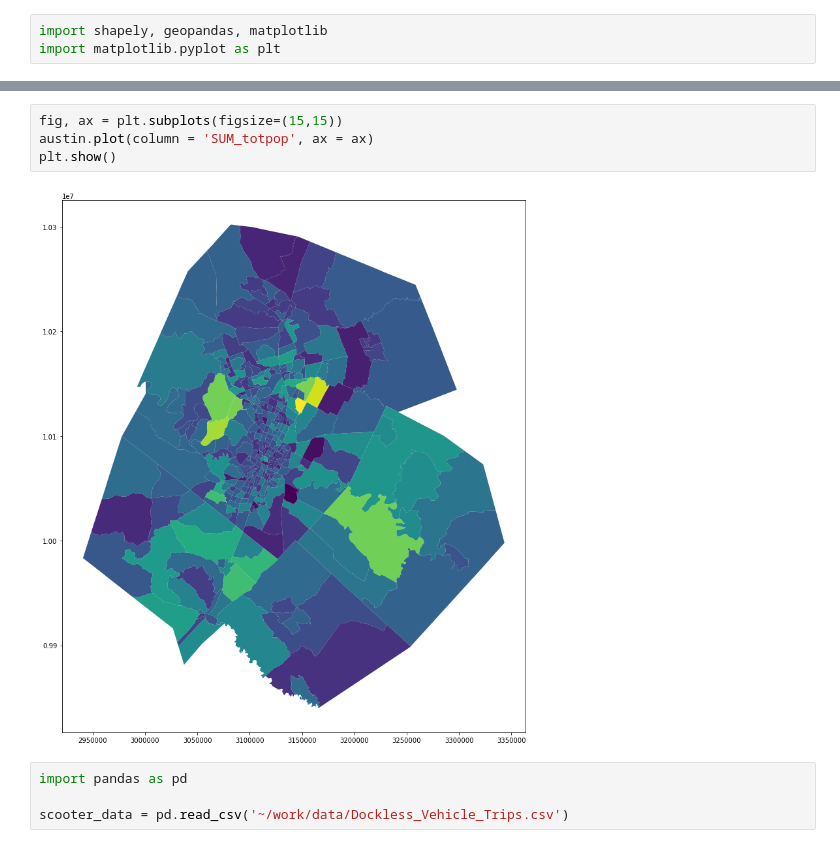
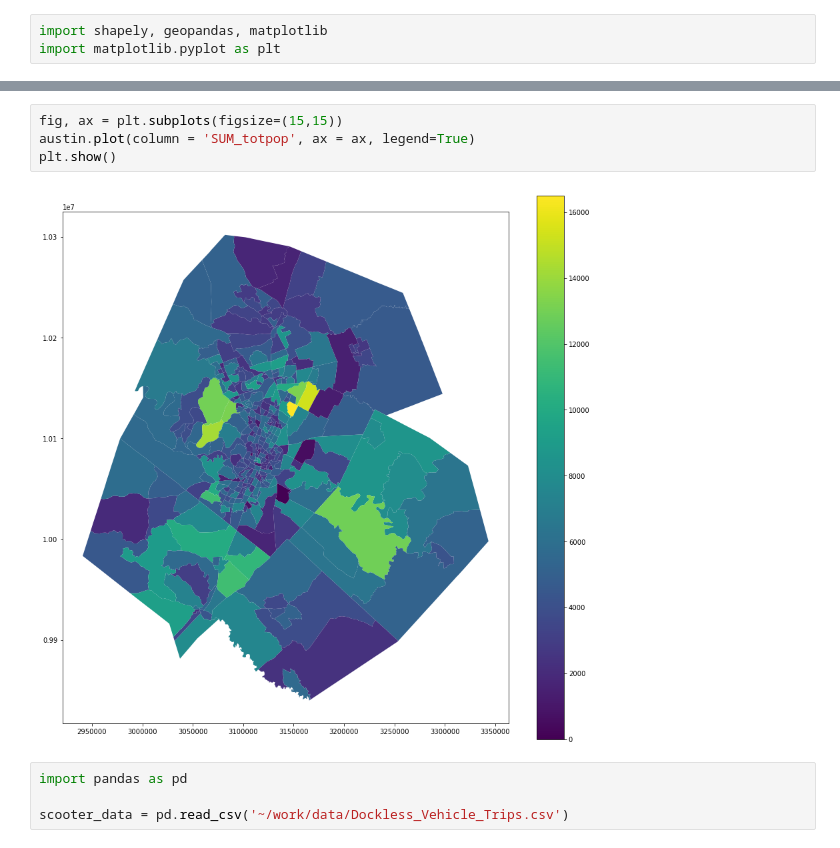
Before and after one commit to sanjayyepuri/DocklessVehicleTraffic, a Jupyter notebook: notebooks/Scratch.ipynb, the cells around one changed output, grey strips where cells are left out. Saved outputs shown, nothing was run; the diff lists cells and outputs as text.

```diff
--- a/notebooks/Scratch.ipynb
+++ b/notebooks/Scratch.ipynb
@@ -17,9 +12,9 @@ austin.head()
 # %%
 fig, ax = plt.subplots(figsize=(15,15))
-austin.plot(column = 'SUM_totpop', ax = ax)
+austin.plot(column = 'SUM_totpop', ax = ax, legend=True)
 plt.show()
 # %% [output]
-[figure, old version]
+[figure, new version]
 # %%
 import pandas as pd
 
```
Also changed, not shown: parts of 19 cells of this notebook, 2 other files.
